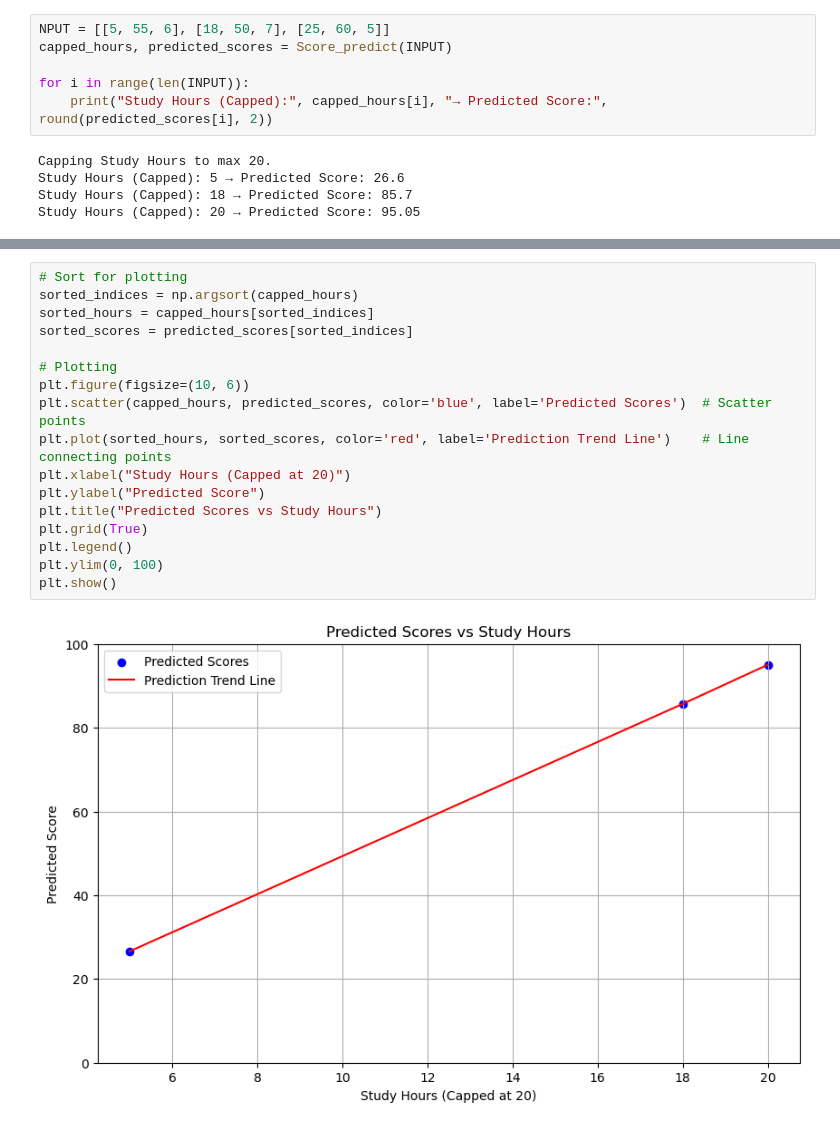
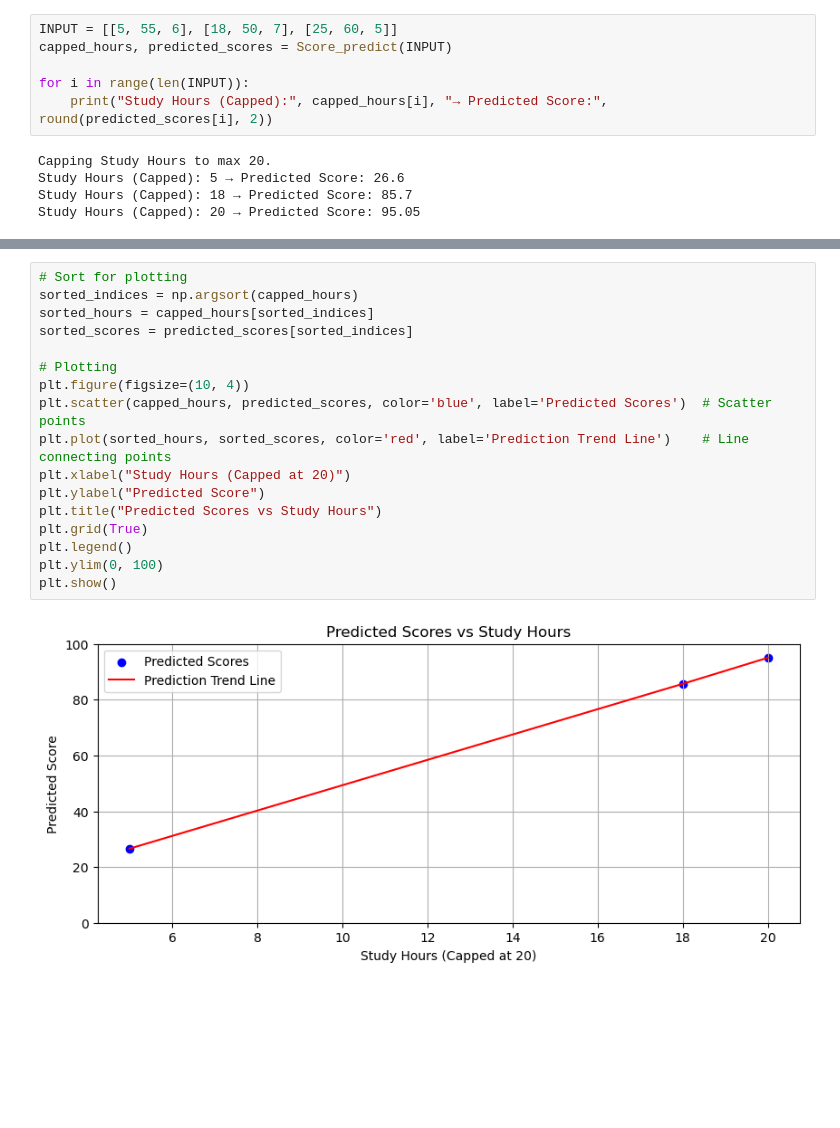
Before and after one commit to sher-Muhammad-jessar/Data_Science_Project, a Jupyter notebook: Student_Score_prediction/Code.ipynb, the cells around one changed output, grey strips where cells are left out. Cells and saved outputs as stored; diff of their text form; blank space fills up the shorter version.

```diff
--- a/Student_Score_prediction/Code.ipynb
+++ b/Student_Score_prediction/Code.ipynb
@@ -161,7 +161,7 @@ def Score_predict(inputs):
     predictions = model.predict(input_df)
     return inputs[:, 0], np.clip(predictions, 0, 100)
 # %%
-NPUT = [[5, 55, 6], [18, 50, 7], [25, 60, 5]]
+INPUT = [[5, 55, 6], [18, 50, 7], [25, 60, 5]]
 capped_hours, predicted_scores = Score_predict(INPUT)
 
 for i in range(len(INPUT)):
@@ -186,19 +186,19 @@ plt.show()
 # %%
 # Sort for plotting
 sorted_indices = np.argsort(capped_hours)
 sorted_hours = capped_hours[sorted_indices]
 sorted_scores = predicted_scores[sorted_indices]
 
 # Plotting
-plt.figure(figsize=(10, 6))
+plt.figure(figsize=(10, 4))
 plt.scatter(capped_hours, predicted_scores, color='blue', label='Predicted Scores')  # Scatter points
 plt.plot(sorted_hours, sorted_scores, color='red', label='Prediction Trend Line')    # Line connecting points
 plt.xlabel("Study Hours (Capped at 20)")
 plt.ylabel("Predicted Score")
 plt.title("Predicted Scores vs Study Hours")
 plt.grid(True)
 plt.legend()
 plt.ylim(0, 100)
 plt.show()
 # %% [output]
-[figure, old version]
+[figure, new version]
```
Also changed, not shown: parts of 2 cells of this notebook, 3 other files.
